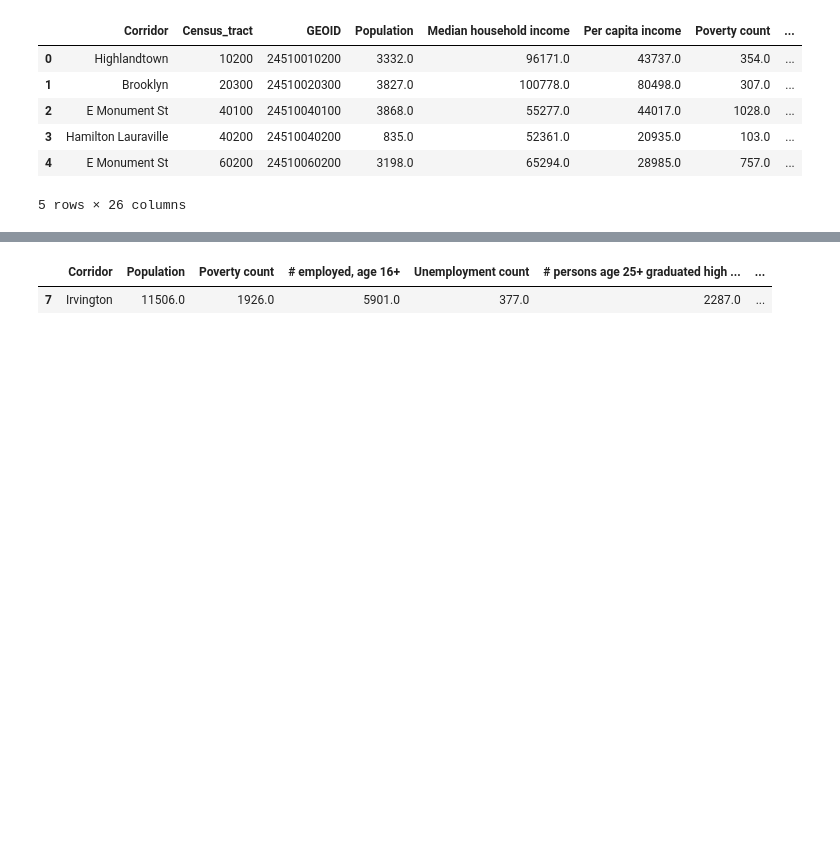
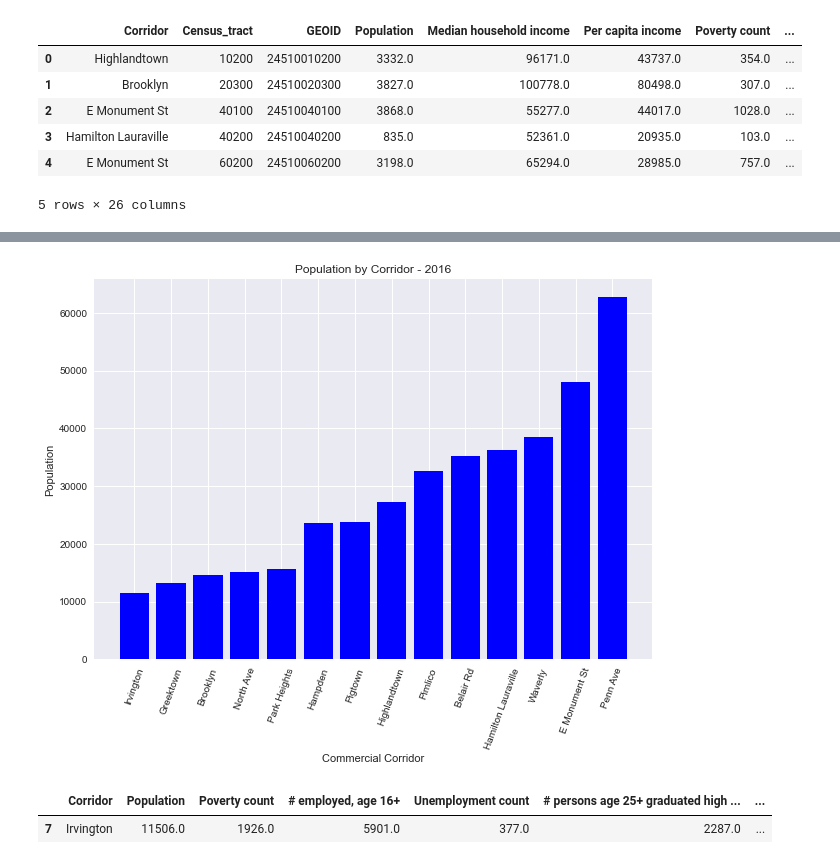
Before and after one commit to Jenkir/Land_Use_Commitee_CC_Analysis, a Jupyter notebook: corridor_plots_practice.ipynb, the cells around one changed output, grey strips where cells are left out. Drawn from its saved outputs; the diff is of its cells as text; code cells hidden in the pictures; blank space fills up the shorter version.

Commit message:
Exploratory analysis using Matplotlib - bar charts

```diff
--- a/corridor_plots_practice.ipynb
+++ b/corridor_plots_practice.ipynb
@@ -3,6 +3,7 @@
 import matplotlib.pyplot as plt
 import numpy as np
 import pandas as pd
+plt.style.use('seaborn')
 # %%
 # Read the csv created in notebook "corridors_census_2016.ipynb" and saved in "Resources" folder on my desktop computer
 # Save the data from the csv in a variable, "data_2016"
@@ -73,6 +74,32 @@ df_2016_statistics
 | 11 | Pigtown | 23699.0 | 5782.0 | 9940.0 | 2144.0 | 4433.0 | ... |
 | 12 | Pimlico | 32635.0 | 7426.0 | 13563.0 | 1882.0 | 7121.0 | ... |
 | 13 | Waverly | 38485.0 | 7916.0 | 19603.0 | 1900.0 | 5068.0 | ... |
+# %%
+corr = df_2016_statistics['Corridor']
+pop = df_2016_statistics['Population']
+
+fig = plt.figure(figsize=(10,7))
+
+#plt.bar(corr[0:14], pop[0:14])
+
+df_sorted = df_2016_statistics.sort_values('Population')
+plt.bar('Corridor', 'Population', data=df_sorted, color = 'blue')
+
+plt.xticks(rotation=70)
+#x-axis labels
+plt.xlabel('Commercial Corridor')
+
+#y-axis labels
+plt.ylabel('Population')
+
+#plot title
+plt.title('Population by Corridor - 2016')
+
+
+
+plt.show()
+# %% [output]
+[figure, added]
 # %%
 # Show corridor with lowest population
 df_2016_statistics[ df_2016_statistics['Population'] == df_2016_statistics['Population'].min()]
```
Also changed, not shown: parts of 17 cells of this notebook.
